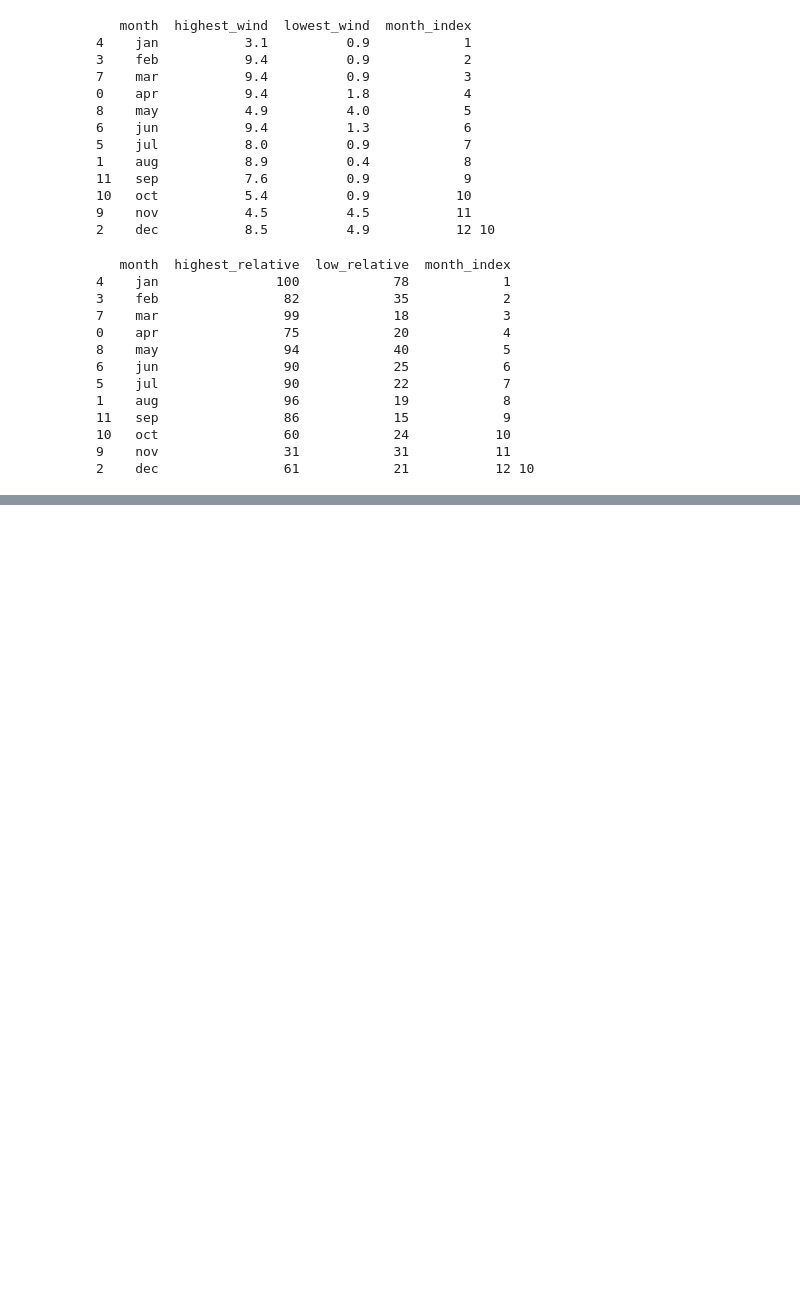
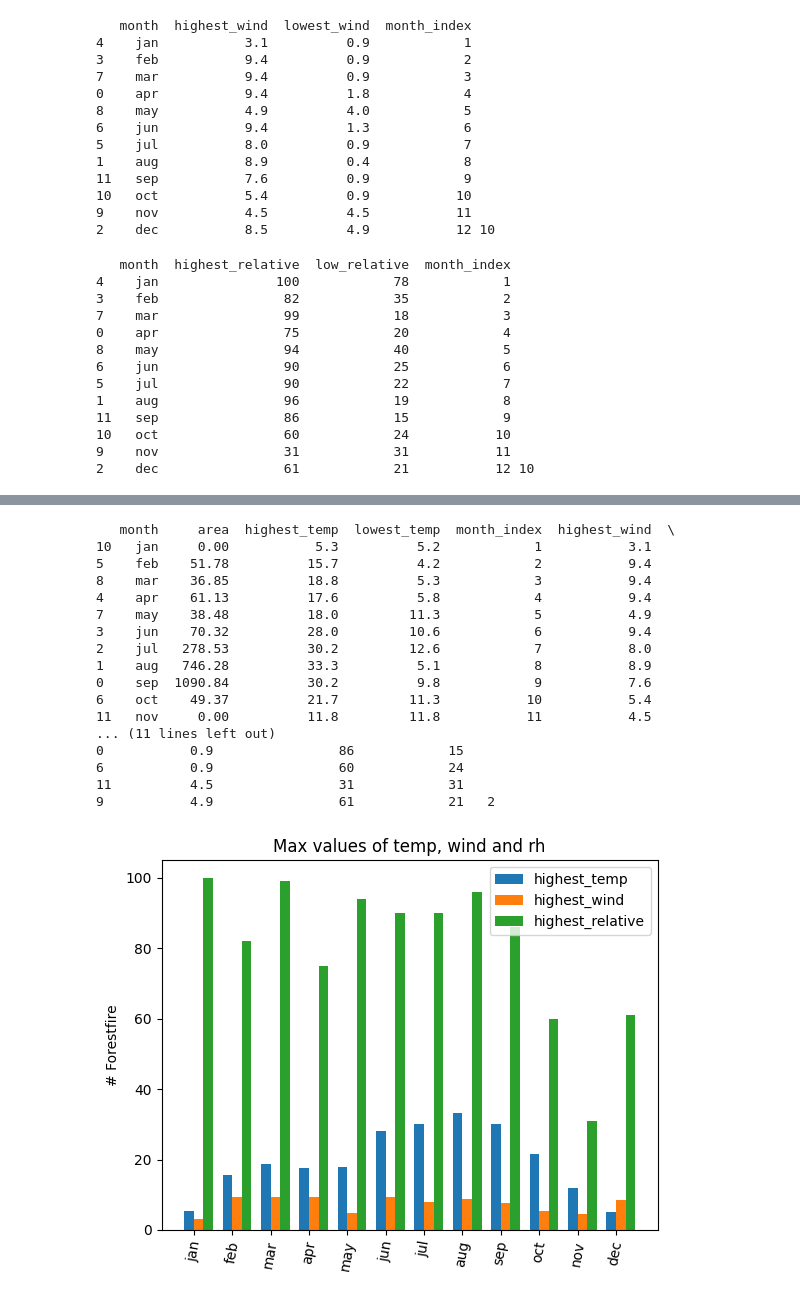
Before and after one commit to rekhachakkara/python_projects, a Jupyter notebook: Forest.ipynb, the cells around one changed output, grey strips where cells are left out. Saved outputs shown, nothing was run; the diff lists cells and outputs as text; code cells hidden in the pictures; blank space fills up the shorter version.

```diff
--- a/Forest.ipynb
+++ b/Forest.ipynb
@@ -116,3 +116,10 @@ print(data_high_low_rela, 10)
 10   oct                60            24           10
 9    nov                31            31           11
 2    dec                61            21           12 10
+# %%
+#joi and merge 1 to 4
+df_join_1 = pd.merge(data_top10_sorted, data_high_low_temp, on=['month'], how='inner', sort=False)
+df_join_2 = pd.merge(df_join_1, data_high_low_wind, on=['month', 'month_index'], how='inner', sort=False)
+df_join_3 = pd.merge(df_join_2, data_high_low_rela, on=['month', 'month_index'], how='inner', sort=False)
+df_join_3 = df_join_3.sort_values(by=['month_index'], ascending=True)
+print(df_join_3, 12)
@@ -118,0 +144,39 @@ print(data_high_low_rela, 10)
+# %%
+#6 plot bar chart
+N = 12
+print(df_join_3, 2)
+high_temp = list(df_join_3["highest_temp"])[0:N]
+high_wind = list(df_join_3["highest_wind"])[0:N]
+high_rh = list(df_join_3['highest_relative'])[0:N]
+lst_name = list(df_join_3["month"])[0:N]
+ind = np.arange(N)
+width = 0.25
+plt.bar(ind, high_temp, width, label='highest_temp')
+plt.bar(ind + width, high_wind, width, label='highest_wind')
+plt.bar(ind + 2* width, high_rh, width, label='highest_relative')
+
+plt.ylabel('# Forestfire')
+plt.title('Max values of temp, wind and rh')
+
+plt.xticks(ind + width / 2, lst_name, rotation=80)
+plt.legend(loc='best')
+plt.show()
+# %% [output]
+   month     area  highest_temp  lowest_temp  month_index  highest_wind  \
+10   jan     0.00           5.3          5.2            1           3.1
+5    feb    51.78          15.7          4.2            2           9.4
+8    mar    36.85          18.8          5.3            3           9.4
+4    apr    61.13          17.6          5.8            4           9.4
+7    may    38.48          18.0         11.3            5           4.9
+3    jun    70.32          28.0         10.6            6           9.4
+2    jul   278.53          30.2         12.6            7           8.0
+1    aug   746.28          33.3          5.1            8           8.9
+0    sep  1090.84          30.2          9.8            9           7.6
+6    oct    49.37          21.7         11.3           10           5.4
+11   nov     0.00          11.8         11.8           11           4.5
+... (11 lines left out)
+0           0.9                86            15
+6           0.9                60            24
+11          4.5                31            31
+9           4.9                61            21   2
+[figure, added]
```
Also changed, not shown: parts of 2 cells of this notebook.
